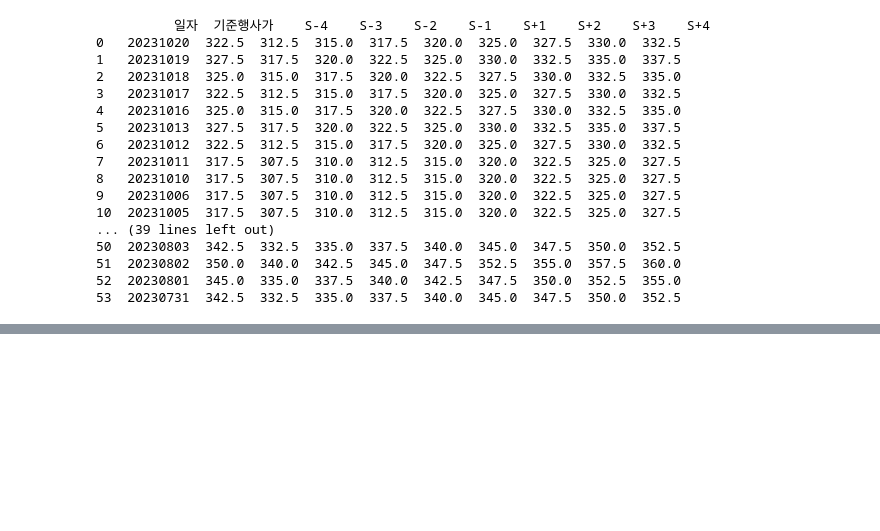
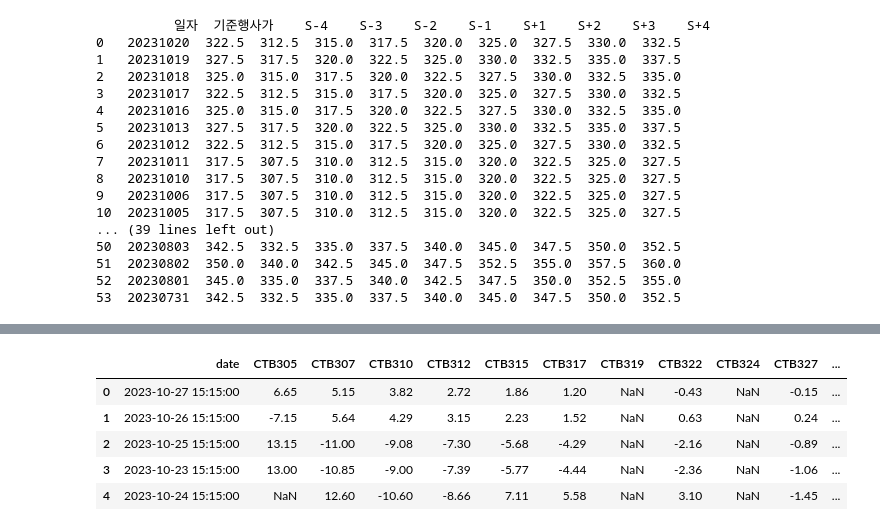
Before and after one commit to jyoooonh/Project1_sample, a Jupyter notebook: option_set.ipynb, the cells around one changed output, grey strips where cells are left out. Cells and saved outputs as stored; diff of their text form; code cells hidden in the pictures; blank space fills up the shorter version.

```diff
--- a/option_set.ipynb
+++ b/option_set.ipynb
@@ -73,0 +171,25 @@ combined_data
+# %%
+CTB1515 = pd.DataFrame() # 합칠 CSV 파일들을 저장할 빈 DataFrame 생성
+root_directory = './option_price/201TB305_352.5/' # 시작 디렉토리 설정
+
+# root_directory와 그 하위 모든 디렉토리에서 CSV 파일을 찾아 합침
+for root, dirs, files in os.walk(root_directory):
+    for file in files:
+        if file.endswith(".csv"):
+            file_path = os.path.join(root, file)
+            # CSV 파일을 DataFrame으로 읽어들임
+            data = pd.read_csv(file_path)
+            csv_file_name = os.path.basename(file_path)
+            if csv_file_name.startswith('201'): # 201로 시작하면 끝에 C를 붙인다.
+                csv_file_name = "C" + csv_file_name.split('.')[0].split('201')[1]
+            elif csv_file_name.startswith('301'): # 301로 시작하면 끝에 P를 붙인다.
+                csv_file_name = "P" + csv_file_name.split('.')[0].split('301')[1]
+            data['체결시간'] = pd.to_datetime(data['체결시간'], format="%Y%m%d%H%M%S")
+            data = data[['체결시간', '현재가']].rename(columns={'현재가': csv_file_name, '체결시간': 'date'})
+            selected_rows = data[data['date'].dt.time == pd.to_datetime('15:15:00').time()]
+
+            # 읽어들인 데이터를 기존 데이터프레임과 결합
+            if CTB1515.empty:
+                CTB1515 = selected_rows
+            else:
+                CTB1515 = pd.merge(CTB1515, selected_rows, on='date', how='outer')
@@ -73,0 +214,9 @@ combined_data
+# %%
+CTB1515.head()
+# %% [output]
+|  | date | CTB305 | CTB307 | CTB310 | CTB312 | CTB315 | CTB317 | CTB319 | CTB322 | CTB324 | CTB327 | ... |
+| 0 | 2023-10-27 15:15:00 | 6.65 | 5.15 | 3.82 | 2.72 | 1.86 | 1.20 | NaN | -0.43 | NaN | -0.15 | ... |
+| 1 | 2023-10-26 15:15:00 | -7.15 | 5.64 | 4.29 | 3.15 | 2.23 | 1.52 | NaN | 0.63 | NaN | 0.24 | ... |
+| 2 | 2023-10-25 15:15:00 | 13.15 | -11.00 | -9.08 | -7.30 | -5.68 | -4.29 | NaN | -2.16 | NaN | -0.89 | ... |
+| 3 | 2023-10-23 15:15:00 | 13.00 | -10.85 | -9.00 | -7.39 | -5.77 | -4.44 | NaN | -2.36 | NaN | -1.06 | ... |
+| 4 | 2023-10-24 15:15:00 | NaN | 12.60 | -10.60 | -8.66 | 7.11 | 5.58 | NaN | 3.10 | NaN | -1.45 | ... |
```
Also changed, not shown: parts of 33 cells of this notebook, 1 other file.
